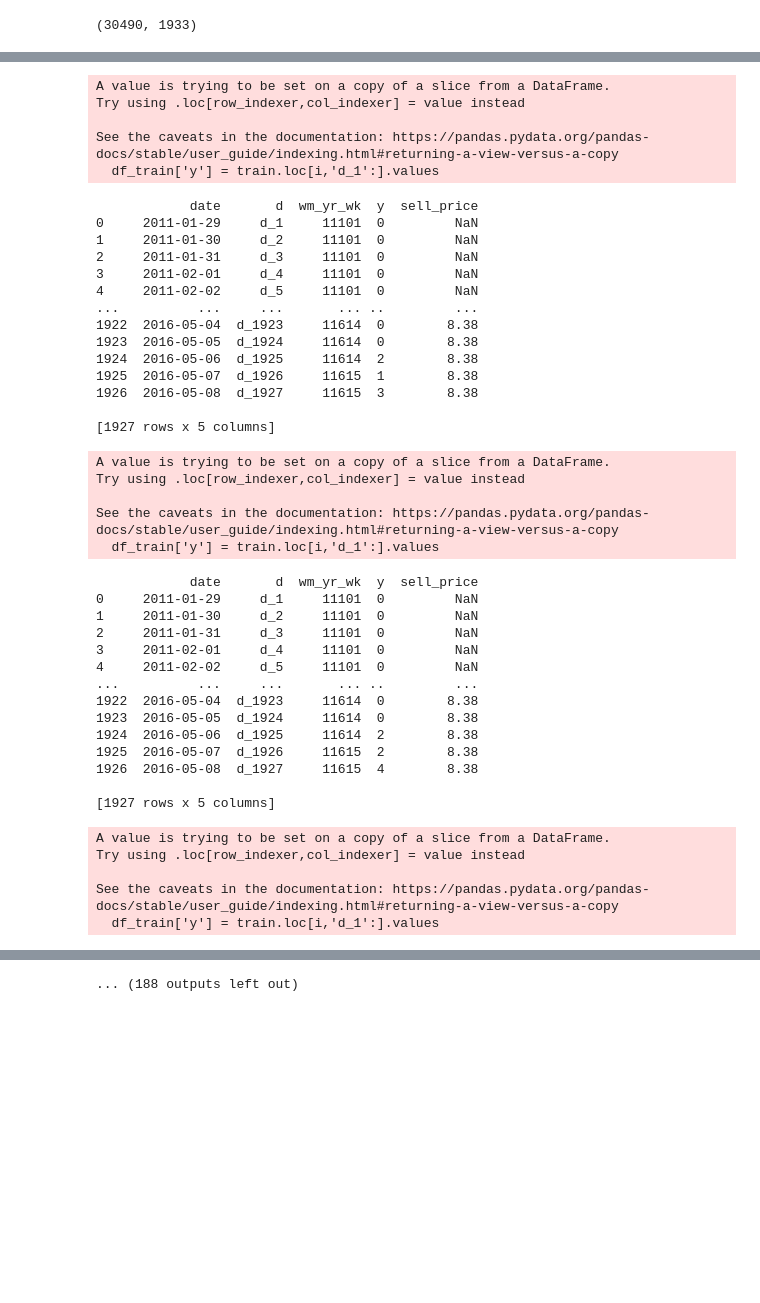
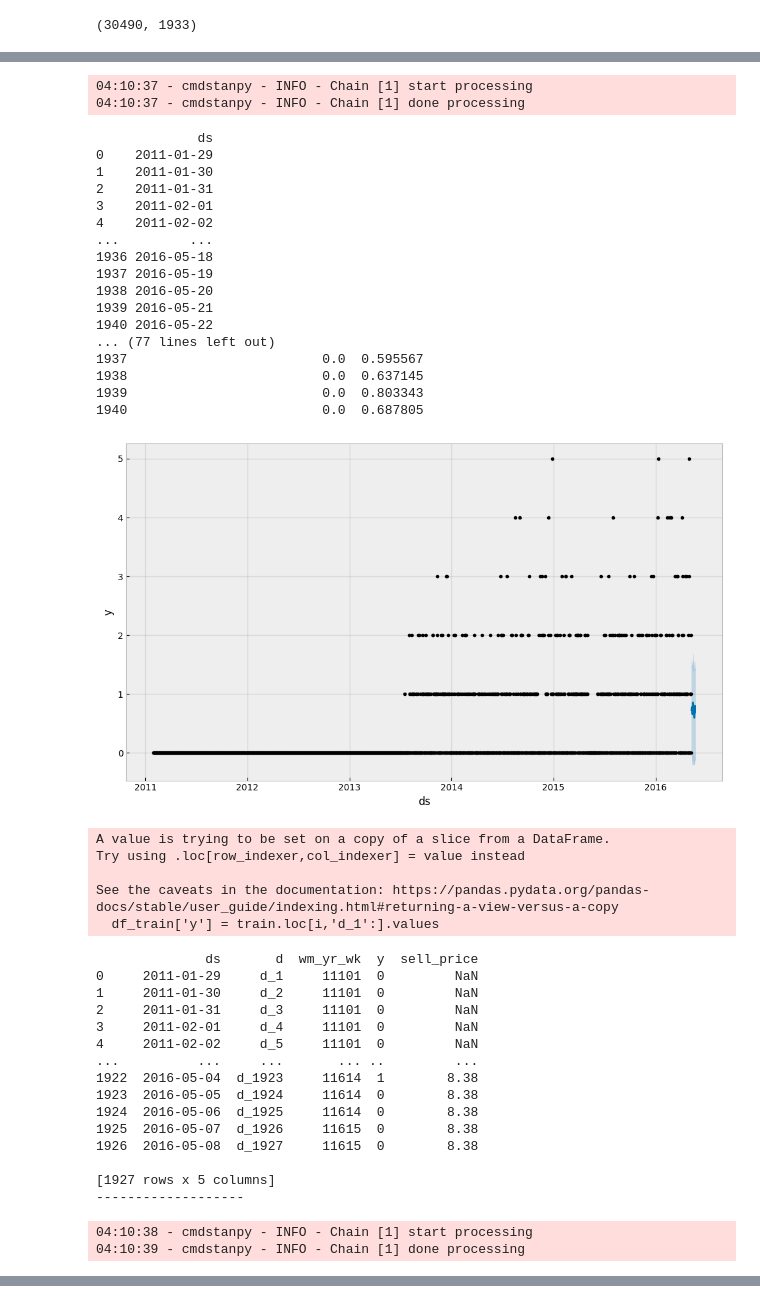
Before and after one commit to ten10ba/chronolog, a Jupyter notebook: code/m5.ipynb, the cells around one changed output, grey strips where cells are left out. Cells and saved outputs as stored; diff of their text form; code cells hidden in the pictures; blank space fills up the shorter version.

```diff
--- a/code/m5.ipynb
+++ b/code/m5.ipynb
@@ -75,7 +75,19 @@ for i in range(train.shape[0]):
     #print(df_test)
     df_train['y'] = train.loc[i,'d_1':].values
     df_train = pd.merge(df_train, price[(price['store_id'] == train.loc[i,'store_id']) & (price['item_id'] == train.loc[0,'item_id'])][['wm_yr_wk', 'sell_price']], how='left', on=['wm_yr_wk'])
+    df_train = df_train.rename(columns={'date': 'ds'})
+    #df_train = df_train.drop(["price"], axis=1)
     print(df_train)
+    print("-------------------")
+
+    model = Prophet()
+    model.fit(df_train)
+    future = model.make_future_dataframe(periods=14)
+    print(future)
+    forecast = model.predict(future)
+    print(forecast.tail(14))
+    model.plot(forecast.tail(14))
+    plt.show()
     #df_train.to_csv('df_train' + str(i) + '.csv', index=False)
 # %% [output]
 A value is trying to be set on a copy of a slice from a DataFrame.
@@ -108,43 +113,42 @@ See the caveats in the documentation: https://pandas.pydata.org/pandas-docs/stab
-A value is trying to be set on a copy of a slice from a DataFrame.
-Try using .loc[row_indexer,col_indexer] = value instead
-
-See the caveats in the documentation: https://pandas.pydata.org/pandas-docs/stable/user_guide/indexing.html#returning-a-view-versus-a-copy
-  df_train['y'] = train.loc[i,'d_1':].values
+04:10:37 - cmdstanpy - INFO - Chain [1] start processing
+04:10:37 - cmdstanpy - INFO - Chain [1] done processing
-            date       d  wm_yr_wk  y  sell_price
-0     2011-01-29     d_1     11101  0         NaN
-1     2011-01-30     d_2     11101  0         NaN
-2     2011-01-31     d_3     11101  0         NaN
-3     2011-02-01     d_4     11101  0         NaN
-4     2011-02-02     d_5     11101  0         NaN
-...          ...     ...       ... ..         ...
-1922  2016-05-04  d_1923     11614  0        8.38
-1923  2016-05-05  d_1924     11614  0        8.38
-1924  2016-05-06  d_1925     11614  2        8.38
-1925  2016-05-07  d_1926     11615  1        8.38
-1926  2016-05-08  d_1927     11615  3        8.38
-
-[1927 rows x 5 columns]
+             ds
+0    2011-01-29
+1    2011-01-30
+2    2011-01-31
+3    2011-02-01
+4    2011-02-02
+...         ...
+1936 2016-05-18
+1937 2016-05-19
+1938 2016-05-20
+1939 2016-05-21
+1940 2016-05-22
+... (77 lines left out)
+1937                         0.0  0.595567
+1938                         0.0  0.637145
+1939                         0.0  0.803343
+1940                         0.0  0.687805
+[figure, added]
 A value is trying to be set on a copy of a slice from a DataFrame.
 Try using .loc[row_indexer,col_indexer] = value instead
 
 See the caveats in the documentation: https://pandas.pydata.org/pandas-docs/stable/user_guide/indexing.html#returning-a-view-versus-a-copy
   df_train['y'] = train.loc[i,'d_1':].values
-            date       d  wm_yr_wk  y  sell_price
+              ds       d  wm_yr_wk  y  sell_price
 0     2011-01-29     d_1     11101  0         NaN
 1     2011-01-30     d_2     11101  0         NaN
 2     2011-01-31     d_3     11101  0         NaN
 3     2011-02-01     d_4     11101  0         NaN
 4     2011-02-02     d_5     11101  0         NaN
 ...          ...     ...       ... ..         ...
-1922  2016-05-04  d_1923     11614  0        8.38
+1922  2016-05-04  d_1923     11614  1        8.38
 1923  2016-05-05  d_1924     11614  0        8.38
-1924  2016-05-06  d_1925     11614  2        8.38
-1925  2016-05-07  d_1926     11615  2        8.38
-1926  2016-05-08  d_1927     11615  4        8.38
+1924  2016-05-06  d_1925     11614  0        8.38
+1925  2016-05-07  d_1926     11615  0        8.38
+1926  2016-05-08  d_1927     11615  0        8.38
 
 [1927 rows x 5 columns]
+-------------------
-A value is trying to be set on a copy of a slice from a DataFrame.
-Try using .loc[row_indexer,col_indexer] = value instead
-
-See the caveats in the documentation: https://pandas.pydata.org/pandas-docs/stable/user_guide/indexing.html#returning-a-view-versus-a-copy
-  df_train['y'] = train.loc[i,'d_1':].values
+04:10:38 - cmdstanpy - INFO - Chain [1] start processing
+04:10:39 - cmdstanpy - INFO - Chain [1] done processing
@@ -203 +193,0 @@ See the caveats in the documentation: https://pandas.pydata.org/pandas-docs/stab
-... (188 outputs left out)
```
Also changed, not shown: parts of 2 cells of this notebook.
